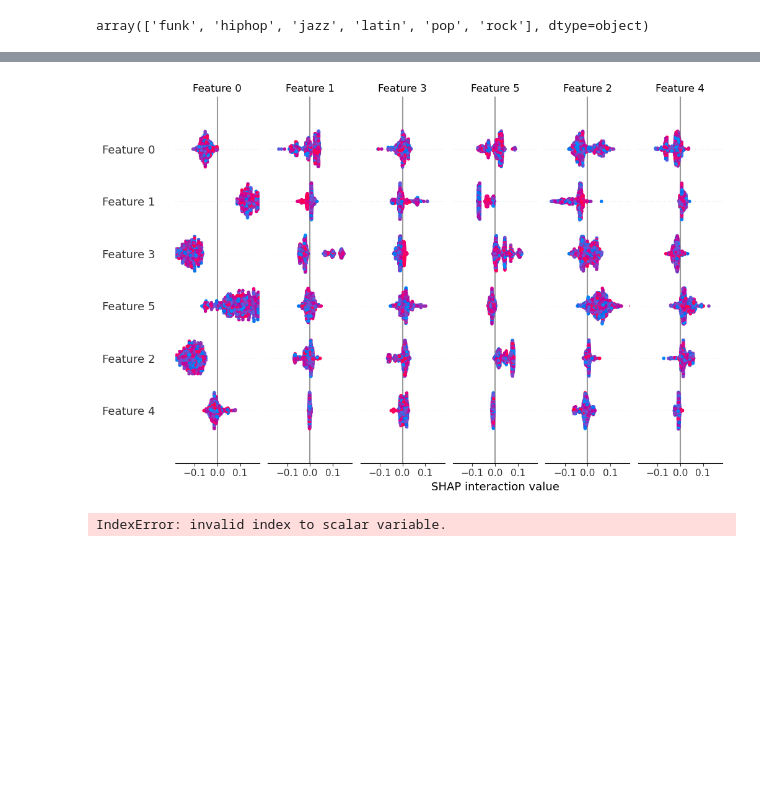
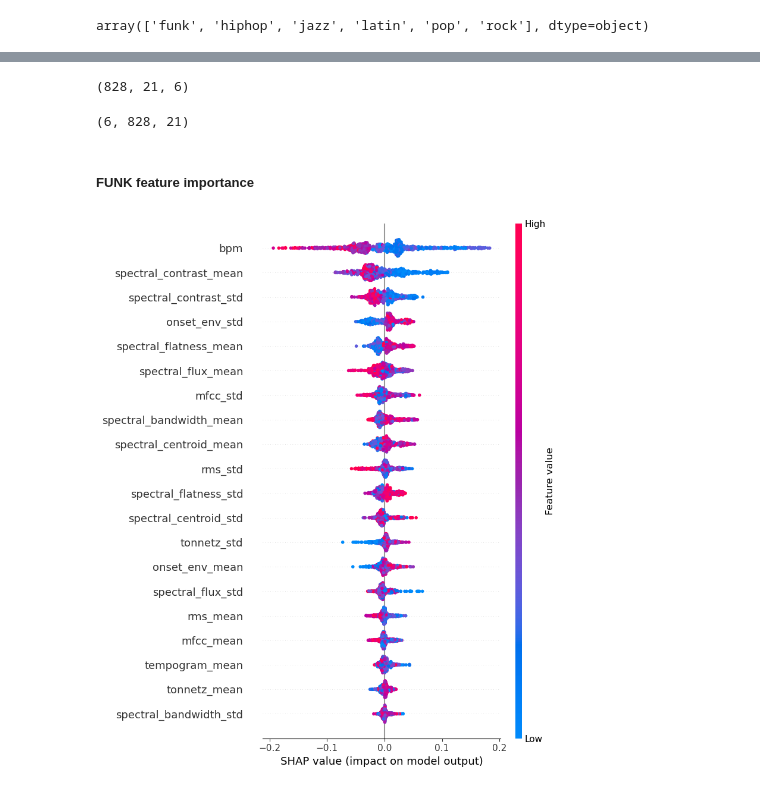
Before and after one commit to Knerten0815/GrooveLens, a Jupyter notebook: Notebooks/Multiclass_Random_Forest.ipynb, the cells around one changed output, grey strips where cells are left out. Drawn from its saved outputs; the diff is of its cells as text; code cells hidden in the pictures; blank space fills up the shorter version.

```diff
--- a/Notebooks/Multiclass_Random_Forest.ipynb
+++ b/Notebooks/Multiclass_Random_Forest.ipynb
@@ -412,32 +403,0 @@ shap.summary_plot(shap_values, X, plot_type="bar", class_names=label_encoder.cla
-# %%
-from sklearn.datasets import make_classification
-from sklearn.ensemble import RandomForestClassifier
-from sklearn.model_selection import train_test_split
-from shap import TreeExplainer
-from shap import summary_plot
-
-X, y = make_classification(1000, 100, n_informative=8, n_classes=10)
-X_train, X_test, y_train, y_test = train_test_split(X, y, random_state=42)
-print(X_train.shape)
-
-clf = RandomForestClassifier(n_estimators=100, max_depth=3)
-clf.fit(X_train, y_train)
-explainer = TreeExplainer(clf)
-shap_values = np.array(explainer.shap_values(X_train))
-print(shap_values.shape)
-
-explainer = shap.TreeExplainer(clf)
-shap_values = np.array(explainer.shap_values(X_train))
-print(shap_values.shape)
-
-shap_values = np.array(explainer.shap_values(X_train))
-shap_values_ = shap_values.transpose((1,0,2))
-print(shap_values[3].shape)
-
-shap_values_ = shap_values.transpose((1,0,2))
-print(np.allclose(
-    clf.predict_proba(X_train),
-    shap_values_.sum(2) + explainer.expected_value
-))
-
-shap.summary_plot(shap_values[0],X_train)
@@ -457,14 +404,20 @@ shap.summary_plot(explainer(X_test), X_test, plot_type='bar')
-# %%
-# plot the SHAP values for the random forest model
-explainer = shap.TreeExplainer(random_forest)
-
-shap.summary_plot(explainer.shap_values(X_train), X_train, plot_type='bar')
-# %% [output]
-[figure, removed]
-# %%
-rf_explainer = shap.Explainer(random_forest)
-rf_explainer.expected_value = rf_explainer.expected_value[0]  # Additional line to force the dim of base_values
-rf_shap_values = rf_explainer(X_test)
-shap.plots.beeswarm(rf_shap_values[:,"RM"], color=rf_shap_values)
-# %% [output]
-IndexError: invalid index to scalar variable.
+# %%
+import shap
+
+explainer = shap.TreeExplainer(random_forest)
+shap_values = np.array(explainer.shap_values(X_train))
+print(shap_values.shape)
+# %% [output]
+(828, 21, 6)
+# %%
+# I'm actually not 100% sure if shap_values_transposed[0] actually corresponds to the first class in the label_encoder.classes_ array after transposing 🤔
+shap_values_transposed = shap_values.transpose((2,0,1))
+shap_values_transposed.shape
+# %% [output]
+(6, 828, 21)
+# %% [markdown]
+##### FUNK feature importance
+# %%
+shap.summary_plot(shap_values_transposed[0], X_train)
+# %% [output]
+[figure, added]
```
Also changed, not shown: parts of 27 cells of this notebook, 3 other files.
